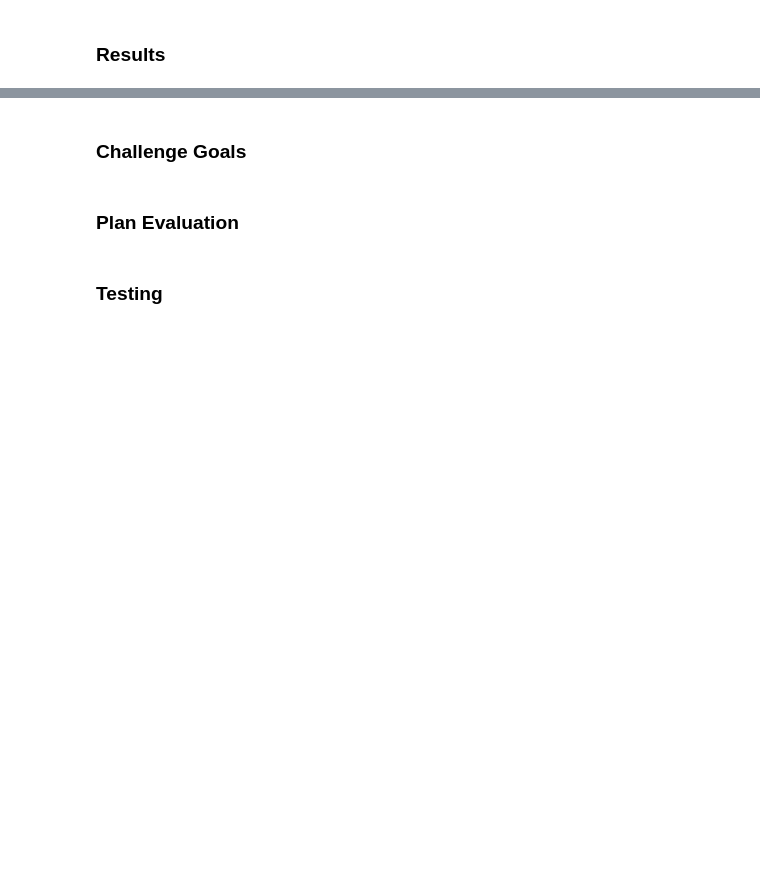
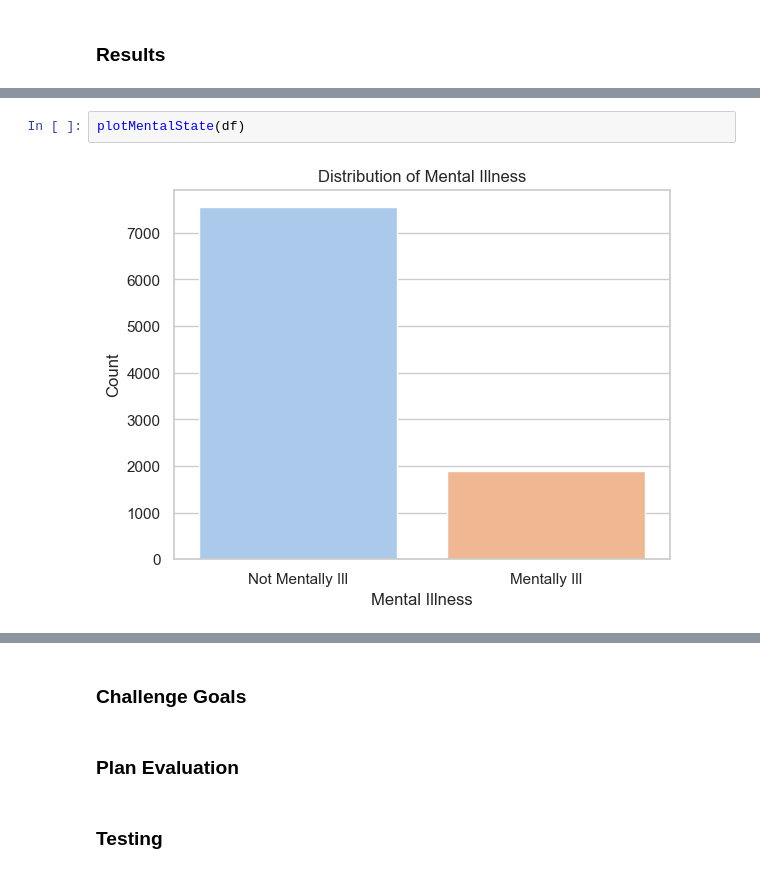
Before and after one commit to nicklo0531/cse163_project, a Jupyter notebook: document.ipynb, the cells around one changed output, grey strips where cells are left out. Drawn from its saved outputs; the diff is of its cells as text; blank space fills up the shorter version.

```diff
--- a/document.ipynb
+++ b/document.ipynb
@@ -154,0 +88,4 @@ BokehModel(combine_events=True, render_bundle={'docs_json': {'3929d5e6-7243-4f49
+# %%
+plotMentalState(df)
+# %% [output]
+[figure, added]
```
Also changed, not shown: parts of 21 cells of this notebook.
